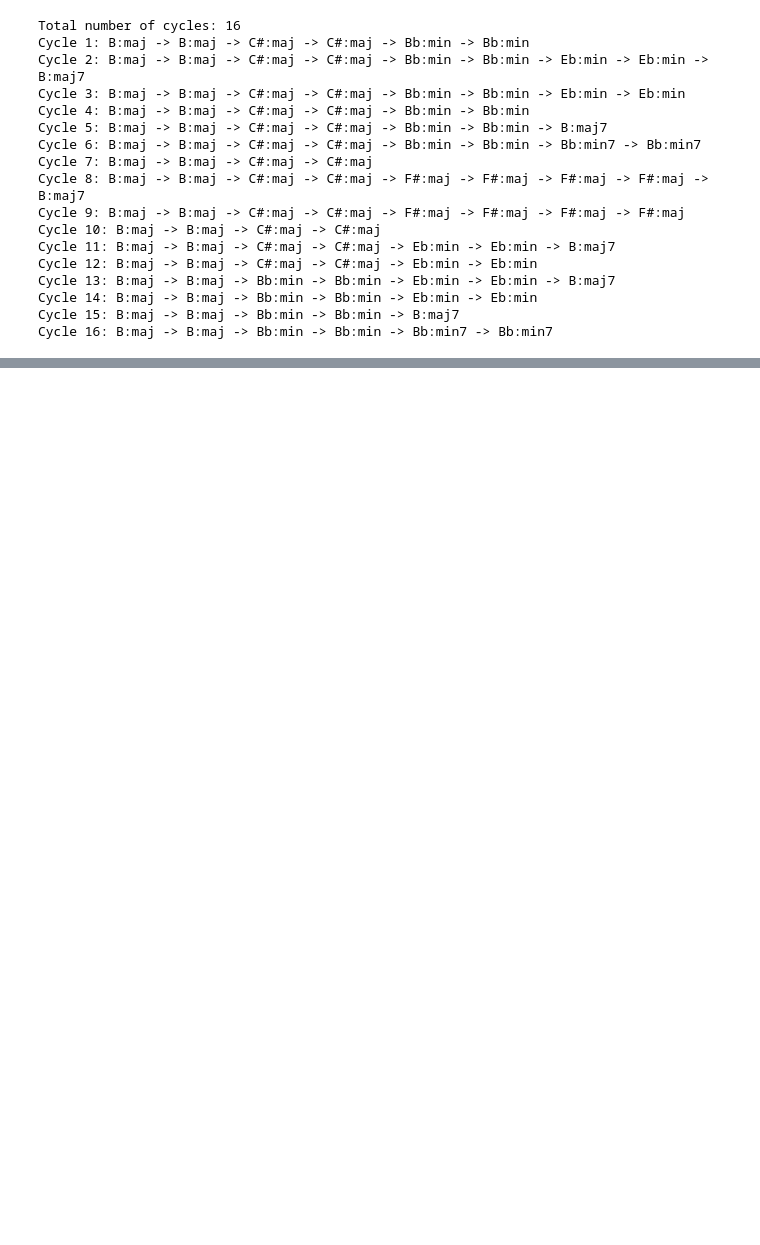
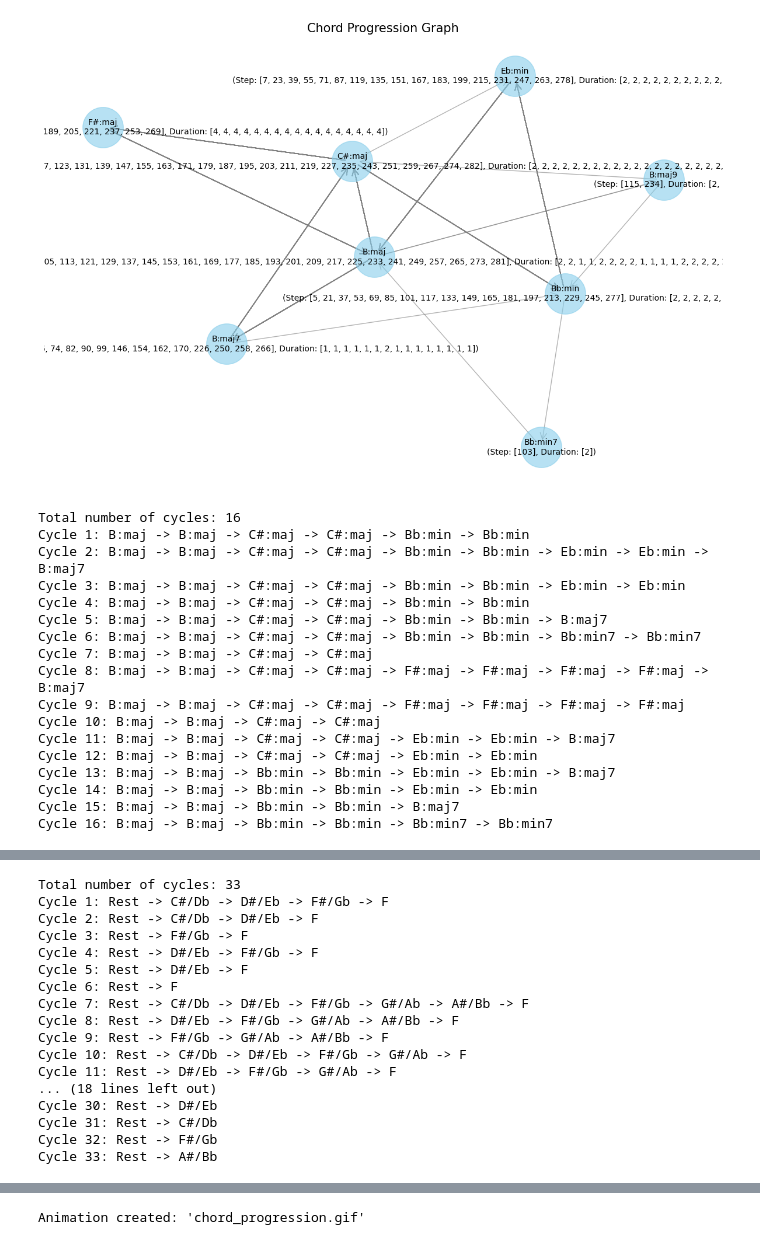
Before and after one commit to jmhuer/music_data, a Jupyter notebook: Untitled48.ipynb, the cells around one changed output, grey strips where cells are left out. Drawn from its saved outputs; the diff is of its cells as text; code cells hidden in the pictures; blank space fills up the shorter version.

```diff
--- a/Untitled48.ipynb
+++ b/Untitled48.ipynb
@@ -4,21 +4,26 @@ import matplotlib.pyplot as plt
 import imageio
 import os
 
-class ChordGraph:
-    def __init__(self):
-        self.G = nx.MultiDiGraph()
-        self.step_counter = 1
+# class ChordGraph:
+#     def __init__(self):
+#         self.G = nx.MultiDiGraph()
+#         self.step_counter = 1
 
-import networkx as nx
-import matplotlib.pyplot as plt
-import imageio
-import os
+
+def midi_to_note_name(midi_number):
+    if midi_number == 0:
+        return "Rest"
+    note_names = ['C', 'C#/Db', 'D', 'D#/Eb', 'E', 'F', 'F#/Gb', 'G', 'G#/Ab', 'A', 'A#/Bb', 'B']
+    note_name = note_names[midi_number % 12]
+    octave = midi_number // 12 - 1
+    return note_name
 
 class ChordGraph:
     def __init__(self):
         self.G = nx.MultiDiGraph()
         self.step_counter = 1
-        self.chord_steps = {}  # Track the steps at which each chord appears
+        self.chord_steps = {}  # Adapted to track notes/rests
+        self.previous_chord_id = None
 
     def add_chord_progression(self, chord, beat_duration):
         if chord not in self.chord_steps:
@@ -35,6 +40,18 @@ class ChordGraph:
 
         self.previous_chord_id = chord
         self.step_counter += beat_duration
+
+    # Visualization and animation methods remain unchanged
+    def process_melody_file(self, file_path):
+        self.previous_chord_id = None  # Reset for each new file
+        with open(file_path, 'r') as file:
+            for line in file:
+                note_midi, duration = map(int, line.strip().split())
+                note_name = midi_to_note_name(note_midi)  # Convert MIDI number to note name
+                # Treat rests specially to avoid merging all rests into a single node
+                chord_id = note_name
+                self.add_chord_progression(chord_id, duration)
+
     def print_cycles(self, full_loop=True, per_beat=False):
         cycles = list(nx.simple_cycles(self.G))
         print(f"Total number of cycles: {len(cycles)}")
@@ -72,16 +89,6 @@ class ChordGraph:
                     progression = " -> ".join(progression_list[:-duration])
 
             print(f"Cycle {i}: {progression}")
-
-
-    def process_file(self, file_path):
-        self.previous_chord_id = None
-        with open(file_path, 'r') as file:
-            for line in file:
-                parts = line.strip().split()
-                chord = parts[0].split('/')[0]
-                beat_duration = int(parts[-1])
-                self.add_chord_progression(chord, beat_duration)
 
     def visualize_graph(self):
         plt.figure(figsize=(15, 10))
@@ -141,37 +148,44 @@ class ChordGraph:
                 nx.draw_networkx_nodes(self.G, pos, nodelist=currently_highlighted, node_size=2000, node_color="red", alpha=0.9)
 
             plt.axis('off')
             filename = f"frame_{current_step}.png"
             plt.savefig(filename)
             filenames.append(filename)
             plt.close()
 
         # Create the animated GIF
         with imageio.get_writer('chord_progression.mp4', mode='I', fps=10) as writer:
             for filename in filenames:
                 image = imageio.imread(filename)
                 writer.append_data(image)
                 os.remove(filename)  # Cleanup
 
         print("Animation created: 'chord_progression.gif'")
 
     def process_file(self, file_path):
         self.previous_chord_id = None  # Reset for each file processing
         with open(file_path, 'r') as file:
             for line in file:
                 parts = line.strip().split()
                 chord = parts[0].split('/')[0]  # Get chord name, ignoring after '/'
                 beat_duration = int(parts[-1])  # Duration is the last part
                 self.add_chord_progression(chord, beat_duration)
 
+
 chord_graph = ChordGraph()
-chord_graph.process_file('finalized_chord.txt')  # Adjust the filename as necessary
-# chord_graph.print_graph()  #
-# chord_graph.visualize_graph()
+chord_graph.process_file('finalized_chord.txt')  # Use the correct path to your melody file
+chord_graph.visualize_graph()
 chord_graph.print_cycles(full_loop=False, per_beat=True)  #
+# chord_graph.create_animation()  # Uncomment to create and save the animation
 
-# chord_graph.create_animation()  # Uncomment to create and save the animation
+
+melody_graph = ChordGraph()
+melody_graph.process_melody_file('melody.txt')  # Use the correct path to your melody file
+melody_graph.visualize_graph()
+melody_graph.print_cycles(full_loop=False, per_beat=False)  #
+melody_graph.create_animation()  # Uncomment to create and save the animation
 # %% [output]
+[figure, added]
 Total number of cycles: 16
 Cycle 1: B:maj -> B:maj -> C#:maj -> C#:maj -> Bb:min -> Bb:min
 Cycle 2: B:maj -> B:maj -> C#:maj -> C#:maj -> Bb:min -> Bb:min -> Eb:min -> Eb:min -> B:maj7
@@ -191,0 +207,17 @@ Cycle 16: B:maj -> B:maj -> Bb:min -> Bb:min -> Bb:min7 -> Bb:min7
+Total number of cycles: 33
+Cycle 1: Rest -> C#/Db -> D#/Eb -> F#/Gb -> F
+Cycle 2: Rest -> C#/Db -> D#/Eb -> F
+Cycle 3: Rest -> F#/Gb -> F
+Cycle 4: Rest -> D#/Eb -> F#/Gb -> F
+Cycle 5: Rest -> D#/Eb -> F
+Cycle 6: Rest -> F
+Cycle 7: Rest -> C#/Db -> D#/Eb -> F#/Gb -> G#/Ab -> A#/Bb -> F
+Cycle 8: Rest -> D#/Eb -> F#/Gb -> G#/Ab -> A#/Bb -> F
+Cycle 9: Rest -> F#/Gb -> G#/Ab -> A#/Bb -> F
+Cycle 10: Rest -> C#/Db -> D#/Eb -> F#/Gb -> G#/Ab -> F
+Cycle 11: Rest -> D#/Eb -> F#/Gb -> G#/Ab -> F
+... (18 lines left out)
+Cycle 30: Rest -> D#/Eb
+Cycle 31: Rest -> C#/Db
+Cycle 32: Rest -> F#/Gb
+Cycle 33: Rest -> A#/Bb
@@ -191,0 +225 @@ Cycle 16: B:maj -> B:maj -> Bb:min -> Bb:min -> Bb:min7 -> Bb:min7
+Animation created: 'chord_progression.gif'
```
Also changed, not shown: parts of 1 cell of this notebook.
